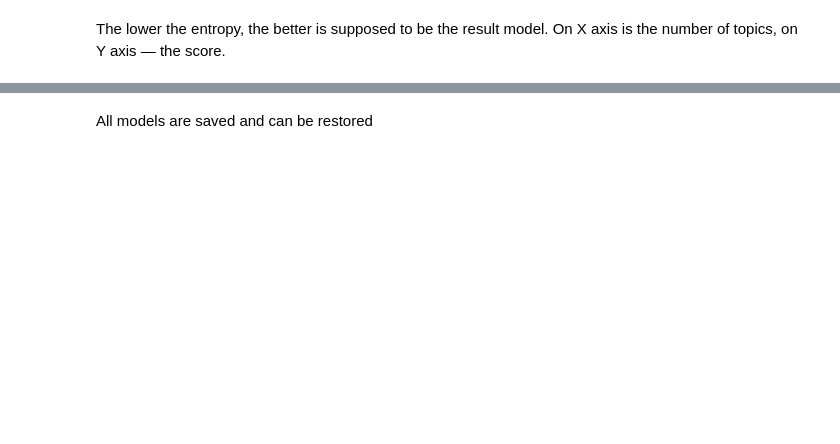
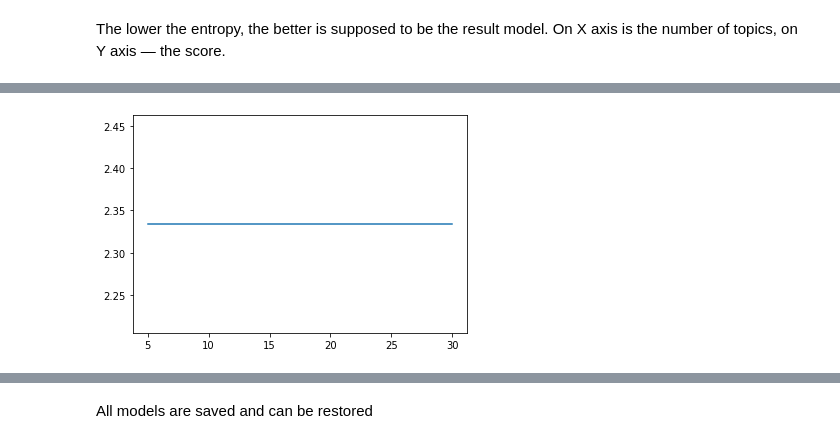
Before and after one commit to machine-intelligence-laboratory/OptimalNumberOfTopics, a Jupyter notebook: demos/NumTopics_RTLWiki_demo.ipynb, the cells around one changed output, grey strips where cells are left out. Saved outputs shown, nothing was run; the diff lists cells and outputs as text; code cells hidden in the pictures; blank space fills up the shorter version.

```diff
--- a/demos/NumTopics_RTLWiki_demo.ipynb
+++ b/demos/NumTopics_RTLWiki_demo.ipynb
@@ -108,4 +211,6 @@ On X axis is the number of topics, on Y axis — the score.
 # %%
-plt.plot(detailed_result['renyi_entropy_score'].T)
+plt.plot(detailed_result['res'].T)
 
 plt.show()
+# %% [output]
+[figure, added]
```
Also changed, not shown: parts of 31 cells of this notebook, 4 other files.
